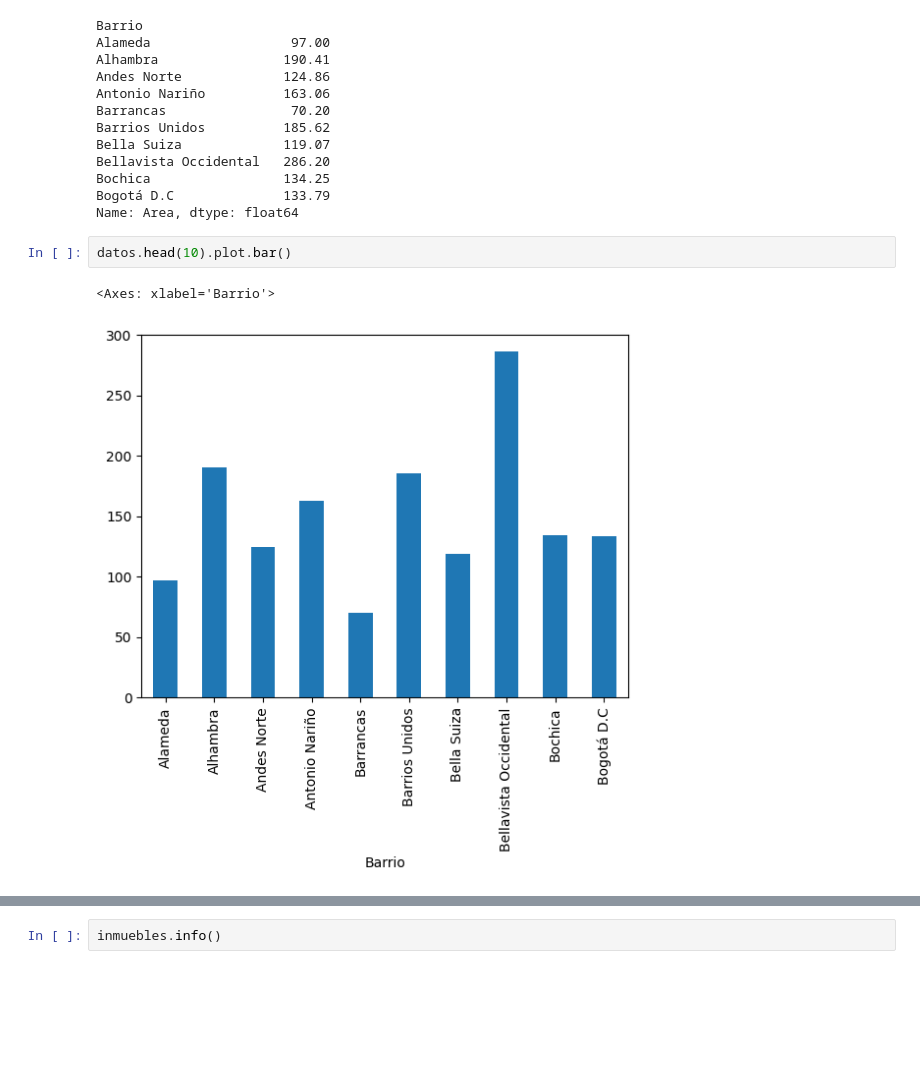
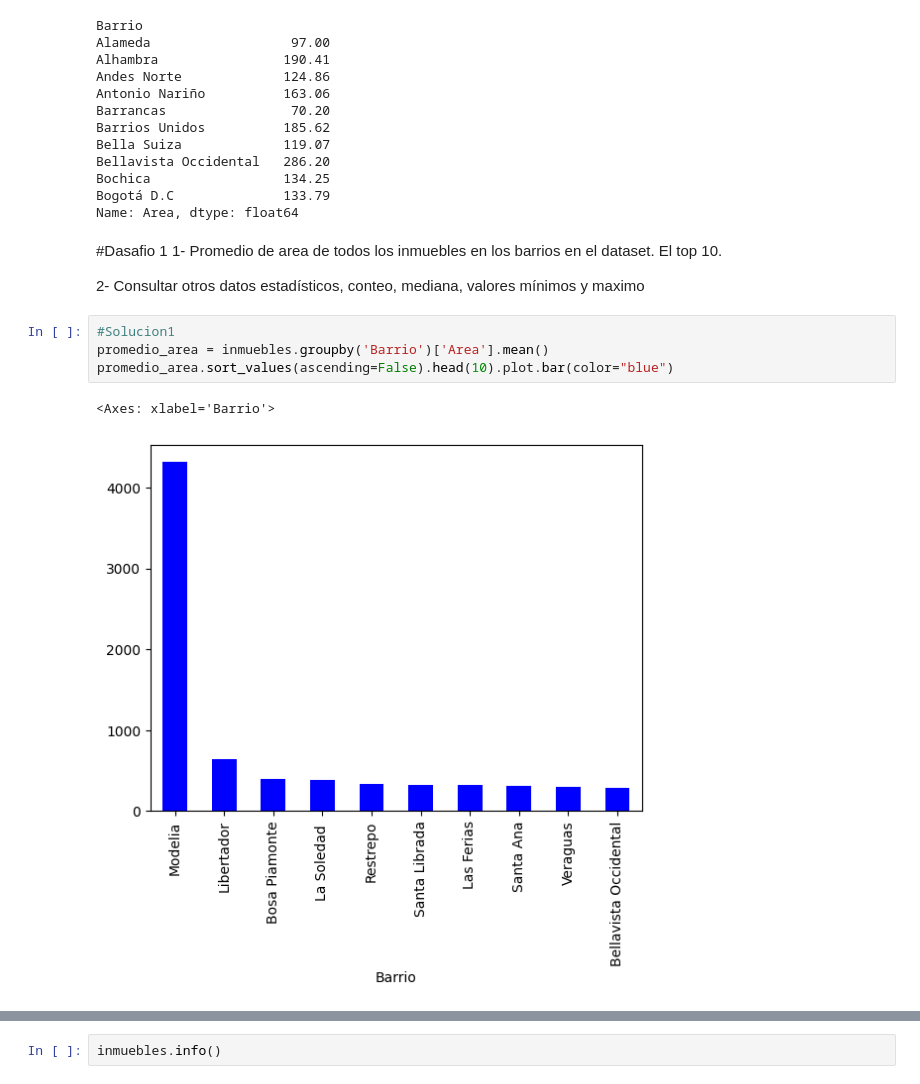
Before and after one commit to PromFer084/InmersionEnDatos, a Jupyter notebook: InmersionEnDatosAula1.ipynb, the cells around one changed output, grey strips where cells are left out. Cells and saved outputs as stored; diff of their text form; blank space fills up the shorter version.

```diff
--- a/InmersionEnDatosAula1.ipynb
+++ b/InmersionEnDatosAula1.ipynb
@@ -245,8 +247,15 @@ Bellavista Occidental   286.20
 Bochica                 134.25
 Bogotá D.C              133.79
 Name: Area, dtype: float64
-# %%
-datos.head(10).plot.bar()
-# %% [output]
-<Axes: xlabel='Barrio'>
-[figure, removed]
+# %% [markdown]
+#Dasafio 1
+1- Promedio de area de todos los inmuebles en los barrios en el dataset. El top 10.
+
+2- Consultar otros datos estadísticos, conteo, mediana, valores mínimos y maximo
+# %%
+#Solucion1
+promedio_area = inmuebles.groupby('Barrio')['Area'].mean()
+promedio_area.sort_values(ascending=False).head(10).plot.bar(color="blue")
+# %% [output]
+<Axes: xlabel='Barrio'>
+[figure, added]
```
Also changed, not shown: parts of 12 cells of this notebook.
